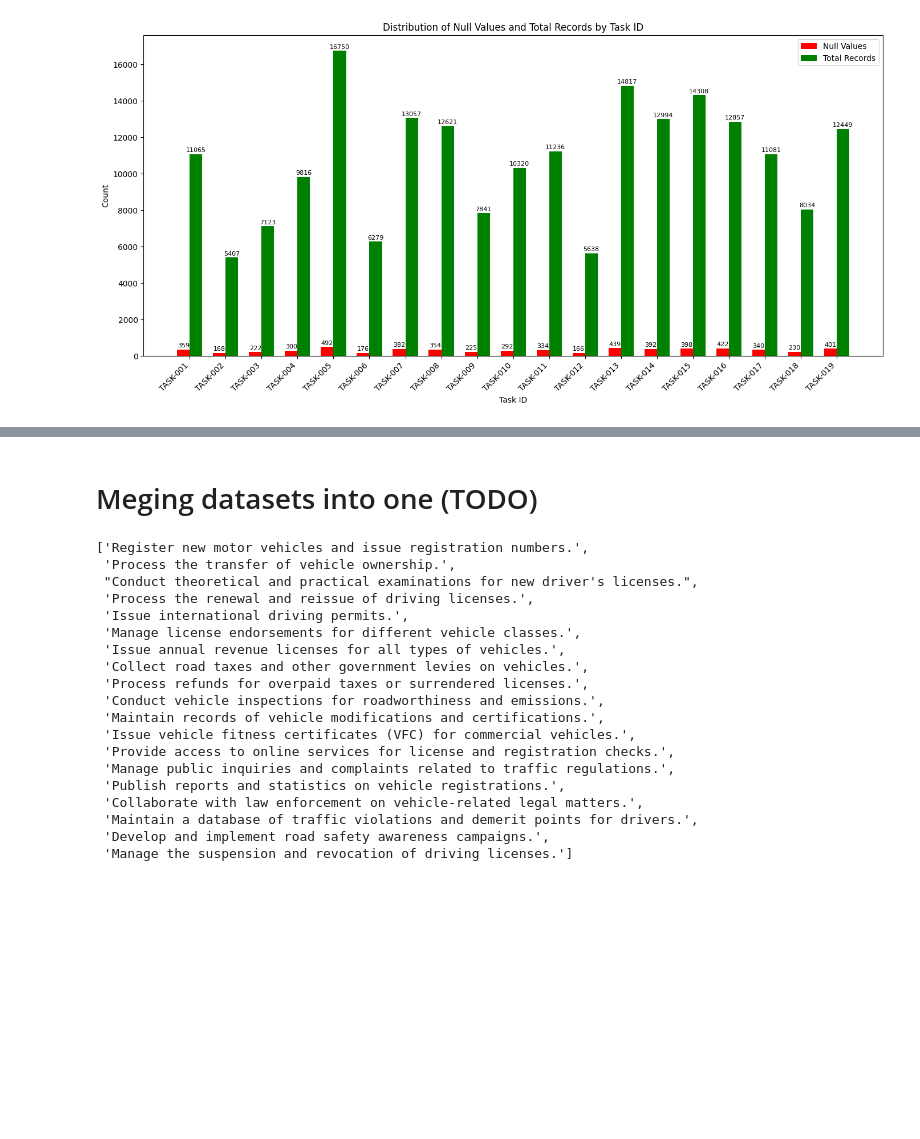
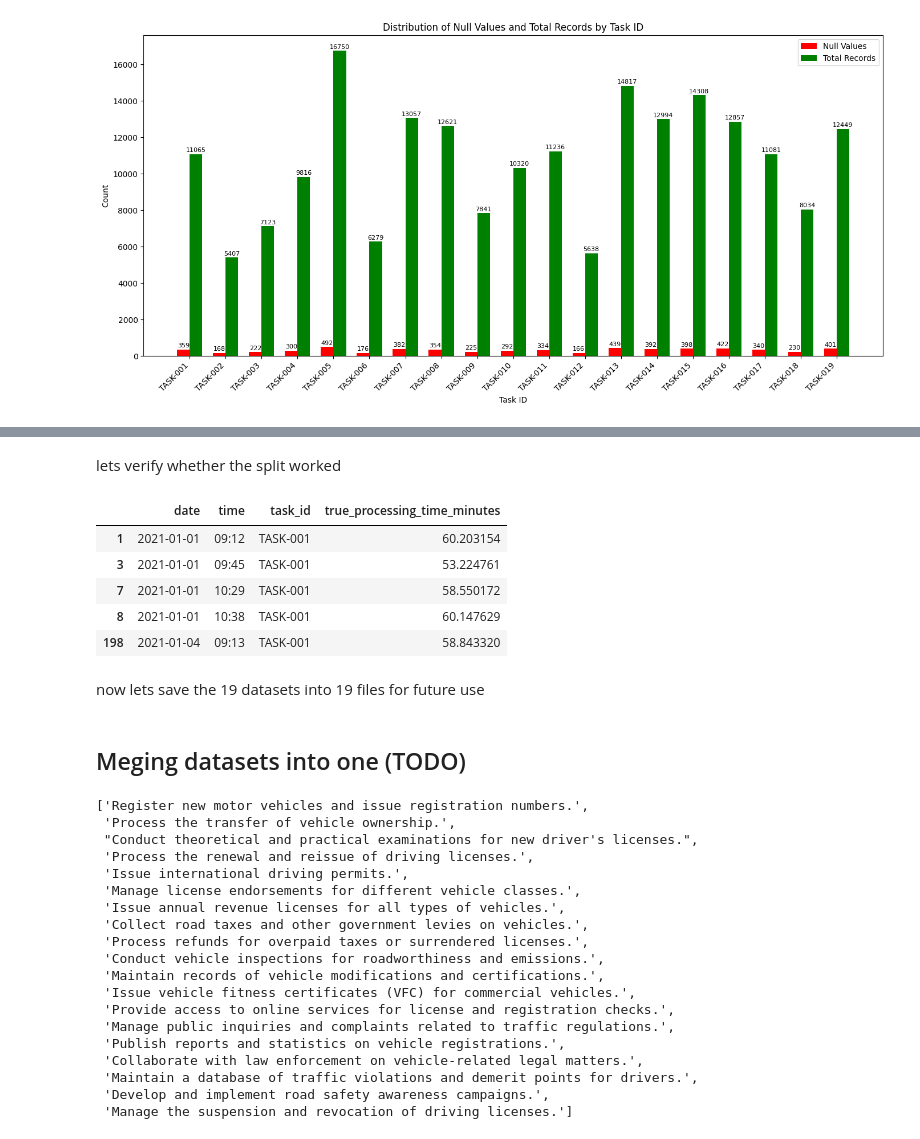
Before and after one commit to RMCV-Rajapaksha/TeamInception_Datathon, a Jupyter notebook: task1_eda_and_data_preprocessing.ipynb, the cells around one changed output, grey strips where cells are left out. Cells and saved outputs as stored; diff of their text form; code cells hidden in the pictures; blank space fills up the shorter version.

```diff
--- a/task1_eda_and_data_preprocessing.ipynb
+++ b/task1_eda_and_data_preprocessing.ipynb
@@ -172,5 +235,38 @@ plt.show()
+# %%
+task_1_data = edited_bookings_data[edited_bookings_data['task_id'] == 'TASK-001'].copy()
+task_2_data = edited_bookings_data[edited_bookings_data['task_id'] == 'TASK-002'].copy()
+task_3_data = edited_bookings_data[edited_bookings_data['task_id'] == 'TASK-003'].copy()
+task_4_data = edited_bookings_data[edited_bookings_data['task_id'] == 'TASK-004'].copy()
+task_5_data = edited_bookings_data[edited_bookings_data['task_id'] == 'TASK-005'].copy()
+task_6_data = edited_bookings_data[edited_bookings_data['task_id'] == 'TASK-006'].copy()
+task_7_data = edited_bookings_data[edited_bookings_data['task_id'] == 'TASK-007'].copy()
+task_8_data = edited_bookings_data[edited_bookings_data['task_id'] == 'TASK-008'].copy()
+task_9_data = edited_bookings_data[edited_bookings_data['task_id'] == 'TASK-009'].copy()
+task_10_data = edited_bookings_data[edited_bookings_data['task_id'] == 'TASK-010'].copy()
+task_11_data = edited_bookings_data[edited_bookings_data['task_id'] == 'TASK-011'].copy()
+task_12_data = edited_bookings_data[edited_bookings_data['task_id'] == 'TASK-012'].copy()
+task_13_data = edited_bookings_data[edited_bookings_data['task_id'] == 'TASK-013'].copy()
+task_14_data = edited_bookings_data[edited_bookings_data['task_id'] == 'TASK-014'].copy()
+task_15_data = edited_bookings_data[edited_bookings_data['task_id'] == 'TASK-015'].copy()
+task_16_data = edited_bookings_data[edited_bookings_data['task_id'] == 'TASK-016'].copy()
+task_17_data = edited_bookings_data[edited_bookings_data['task_id'] == 'TASK-017'].copy()
+task_18_data = edited_bookings_data[edited_bookings_data['task_id'] == 'TASK-018'].copy()
+task_19_data = edited_bookings_data[edited_bookings_data['task_id'] == 'TASK-019'].copy()
+# %% [markdown]
+lets verify whether the split worked
+# %%
+task_1_data.head()
+# %% [output]
+|  | date | time | task_id | true_processing_time_minutes |
+| 1 | 2021-01-01 | 09:12 | TASK-001 | 60.203154 |
+| 3 | 2021-01-01 | 09:45 | TASK-001 | 53.224761 |
+| 7 | 2021-01-01 | 10:29 | TASK-001 | 58.550172 |
+| 8 | 2021-01-01 | 10:38 | TASK-001 | 60.147629 |
+| 198 | 2021-01-04 | 09:13 | TASK-001 | 58.843320 |
+# %% [markdown]
+now lets save the 19 datasets into 19 files for future use
 # %% [markdown]
-# Meging datasets into one (TODO)
+## Meging datasets into one (TODO)
 # %%
 sections_data = {
     "Vehicle Registration": [
```
Also changed, not shown: parts of 13 cells of this notebook.
